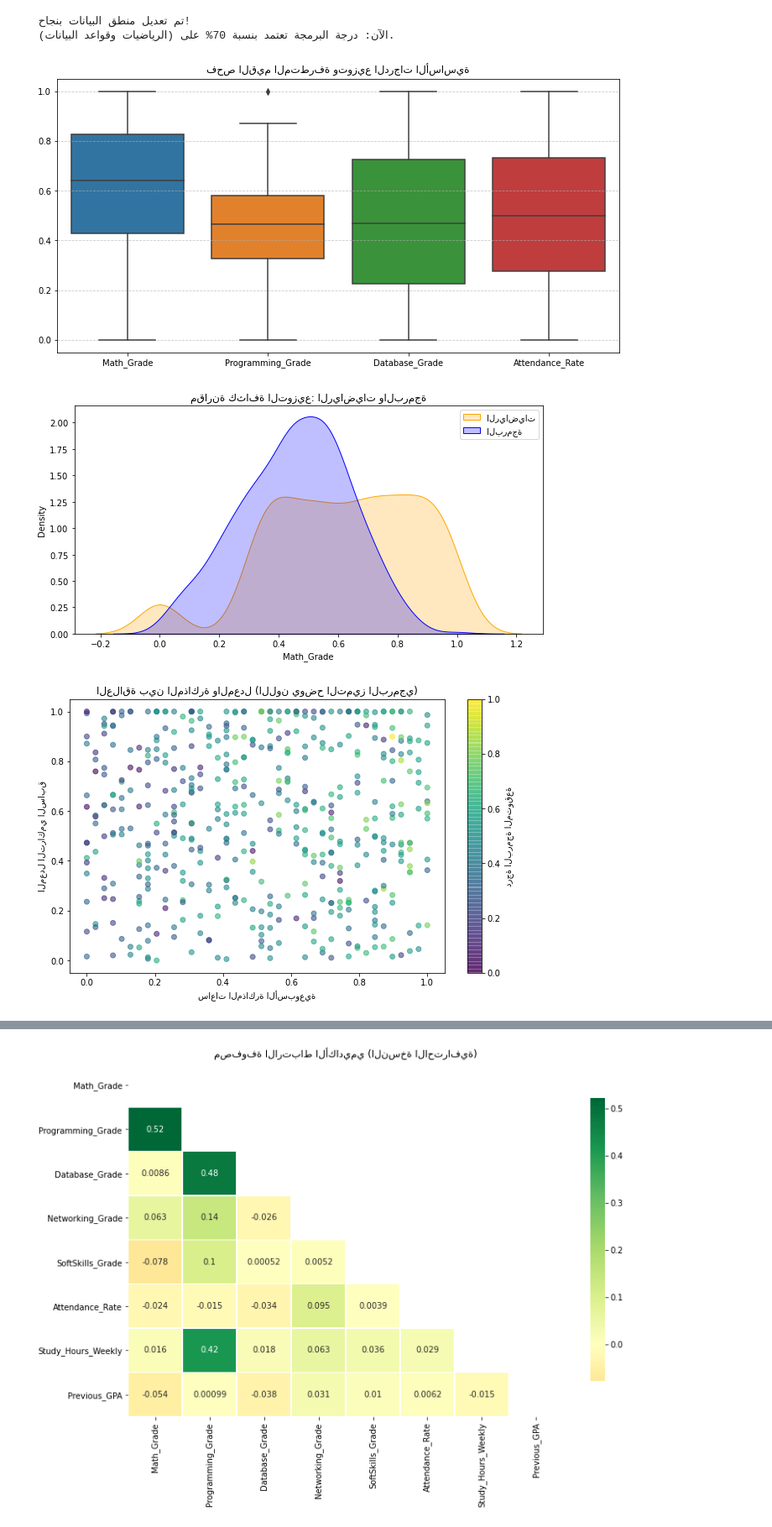
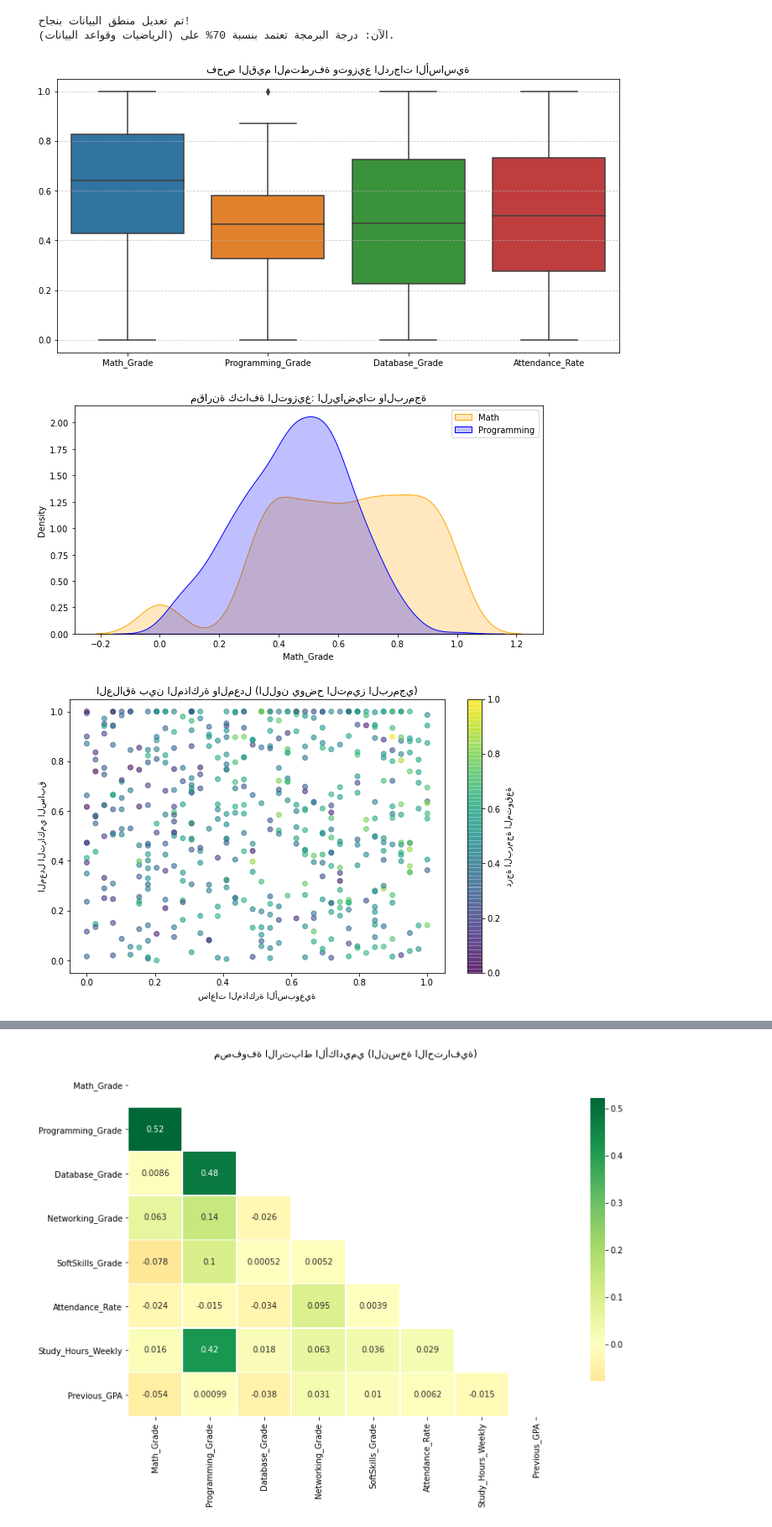
Before and after one commit to Albarafahed/Academic-Advisor-AI-Paython, a Jupyter notebook: main_app.ipynb, the cells around one changed output, grey strips where cells are left out. Shown at 84% size. Cells and saved outputs as stored; diff of their text form; code cells hidden in the pictures.

```diff
--- a/main_app.ipynb
+++ b/main_app.ipynb
@@ -151,36 +151,36 @@ df = pd.read_csv('cleaned_academic_data.csv')
 # 1. فحص القيم المتطرفة (Outliers) باستخدام الرسم الصندوقي Boxplot
 # هذا يساعد في التأكد من أن عملية الـ clip في المرحلة السابقة تمت بنجاح
 plt.figure(figsize=(12, 6))
 sns.boxplot(data=df[['Math_Grade', 'Programming_Grade', 'Database_Grade', 'Attendance_Rate']])
 plt.title('فحص القيم المتطرفة وتوزيع الدرجات الأساسية')
 plt.grid(axis='y', linestyle='--', alpha=0.7)
 plt.show()
 
 # 2. مقارنة توزيعين (الرياضيات vs البرمجة) لمعرفة مدى تقاربهما
 plt.figure(figsize=(10, 5))
-sns.kdeplot(df['Math_Grade'], fill=True, label='الرياضيات', color="orange")
-sns.kdeplot(df['Programming_Grade'], fill=True, label='البرمجة', color="blue")
+sns.kdeplot(df['Math_Grade'], fill=True, label='Math', color="orange")
+sns.kdeplot(df['Programming_Grade'], fill=True, label='Programming', color="blue")
 plt.title('مقارنة كثافة التوزيع: الرياضيات والبرمجة')
 plt.legend()
 plt.show()
 
 # 3. تحليل "ساعات المذاكرة" وتأثيرها الملون بالمعدل التراكمي
 # أضفنا معامل (hue) لإعطاء بعد ثالث للرسم (اللون يمثل المعدل التراكمي)
 plt.figure(figsize=(10, 6))
 scatter = plt.scatter(df['Study_Hours_Weekly'], df['Previous_GPA'],
                       c=df['Programming_Grade'], cmap='viridis', alpha=0.6)
 plt.colorbar(scatter, label='درجة البرمجة المتوقعة')
 plt.xlabel('ساعات المذاكرة الأسبوعية')
 plt.ylabel('المعدل التراكمي السابق')
 plt.title('العلاقة بين المذاكرة والمعدل (اللون يوضح التميز البرمجي)')
 plt.show()
 
 # 4. تقرير إحصائي مفصل (Skewness & Kurtosis)
 print("--- تقرير التواء البيانات (Skewness) ---")
 print(df[['Math_Grade', 'Programming_Grade', 'Study_Hours_Weekly']].skew())
 # %% [output]
 [figure]
-[figure, old version]
+[figure, new version]
 [figure]
 --- تقرير التواء البيانات (Skewness) ---
 Math_Grade           -0.495574
```
Also changed, not shown: parts of 3 cells of this notebook, 1 other file.
